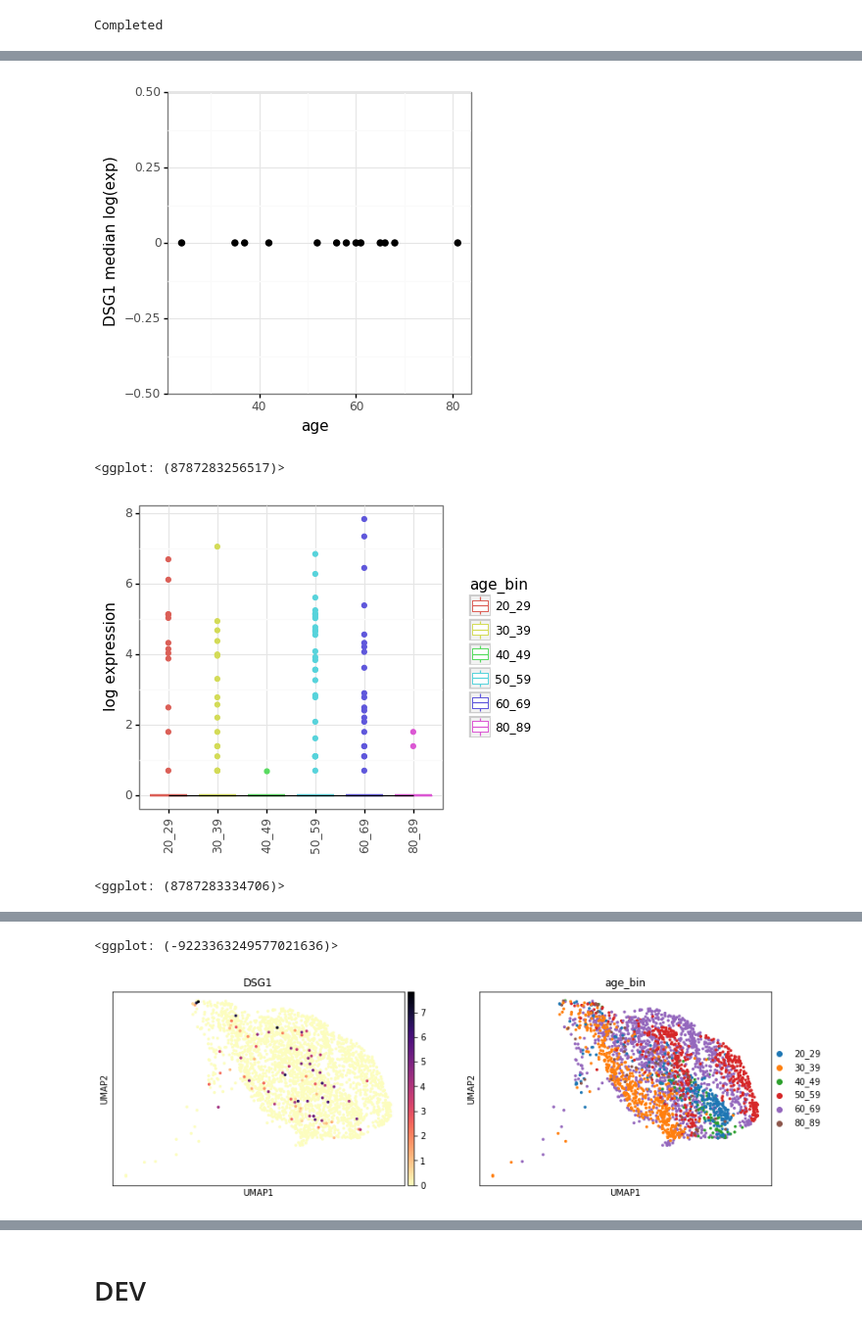
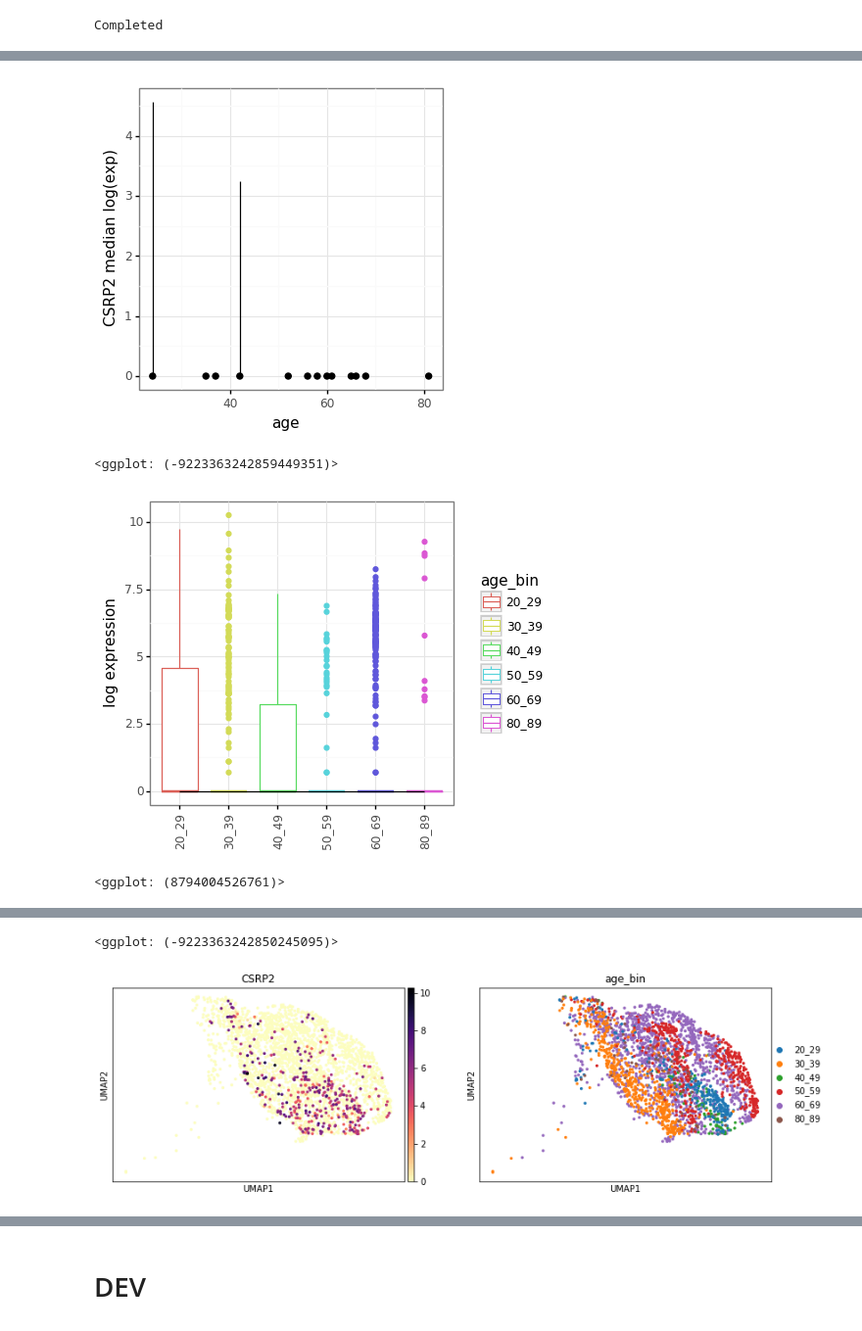
Before and after one commit to czbiohub/darmanis_group_DL_notebook, a Jupyter notebook: DL20190123_mel_aging_correlation_analysis-PUBLIC.ipynb, the cells around one changed output, grey strips where cells are left out. Shown: that part at 98% size. Saved outputs shown, nothing was run; the diff lists cells and outputs as text; code cells hidden in the pictures.

```diff
--- a/DL20190123_mel_aging_correlation_analysis-PUBLIC.ipynb
+++ b/DL20190123_mel_aging_correlation_analysis-PUBLIC.ipynb
@@ -165,35 +165,35 @@ The protein encoded by this gene anchors the type II regulatory subunit of prote
 # %%
 ###############################################
 ###############################################
 # Single-gene expression statistics
 # Returns single-gene expression statistics as a function of true age
 ###############################################
 ###############################################
 
 # Specify gene symbol
-gene = 'DSG1'
+gene = 'CSRP2'
 
 # Specify age-binning: 'age_group' = 30-yr bins, 'age_bin' = 10-yr bins
 groupby='age_bin'
 
 ###############################################
 
 # true age
 true_age_exp(gene, input_adata)
 
 # binned age
 gene2plots(input_adata, gene, groupby)
 sc.pl.umap(input_adata, color=[gene, groupby], cmap='magma_r')
 sc.pl.umap(full_adata, color=[gene, groupby], cmap='magma_r')
 
 out = symbol2field(gene)
 output = [print(f'{idx}: ',
        x['query'],
        '\n',x['summary']) if ('summary' in x.keys()) else print(f'{idx}: ',
                                                                 x['query'],
                                                                 '\n','N/A') for idx, x in enumerate(out)]
 # %% [output]
-[figure, old version]
+[figure, new version]
-<ggplot: (8787283256517)>
+<ggplot: (-9223363242859449351)>
-[figure, old version]
+[figure, new version]
-<ggplot: (8787283334706)>
+<ggplot: (8794004526761)>
@@ -201,2 +201,2 @@ output = [print(f'{idx}: ',
-<ggplot: (-9223363249577021636)>
+<ggplot: (-9223363242850245095)>
-[figure, old version]
+[figure, new version]
```
Also changed, not shown: parts of 6 cells of this notebook.
